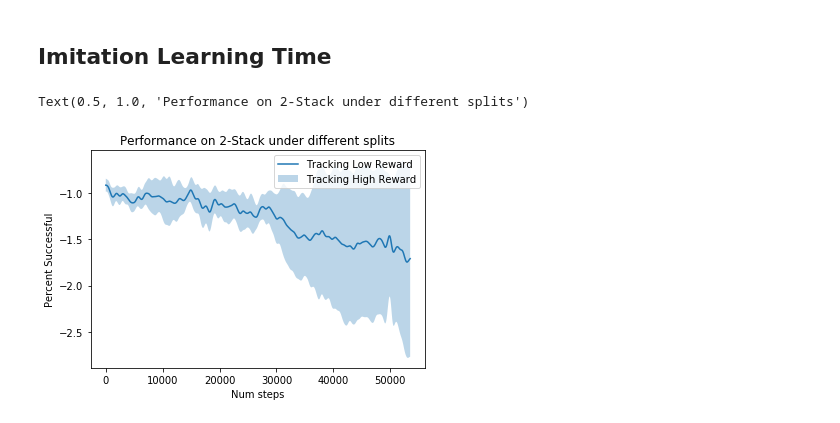
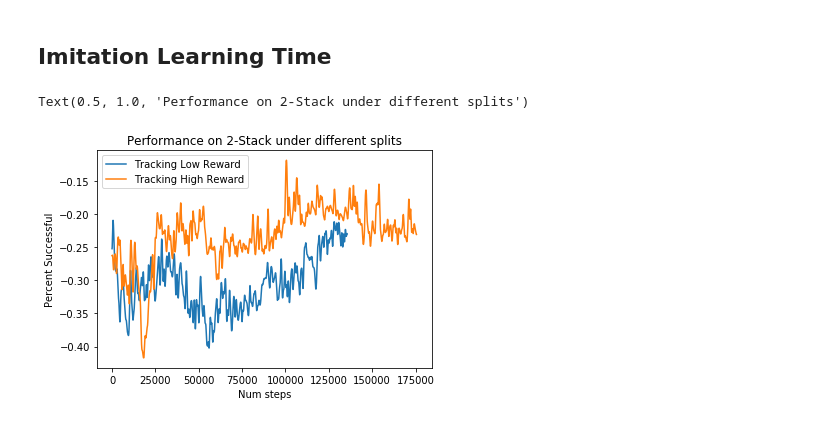
Before and after one commit to neuroailab/CuriousSamplePlanner, a Jupyter notebook: policy_learning/Policy Learning Results.ipynb, the cells around one changed output. Cells and saved outputs as stored; diff of their text form; code cells hidden in the pictures.

```diff
--- a/policy_learning/Policy Learning Results.ipynb
+++ b/policy_learning/Policy Learning Results.ipynb
@@ -6,15 +6,16 @@ import math
 from scipy.ndimage import gaussian_filter
 %matplotlib inline
 # %%
-def get_rewards(exp_name = "", sigma=100):
+def get_rewards(exp_name = "", sigma=100, key = "rewards"):
     filehandler = open("../solution_data/"+str(exp_name)+"/exp_dict.pkl", 'rb')
     exp_dict = pickle.load(filehandler)
-    return gaussian_filter(np.array( exp_dict['rewards']), sigma)
+    return gaussian_filter(np.array( exp_dict[key]), sigma)
 
-def plot_group_rewards(exp_names = [], sigma=300):
+
+def plot_group_rewards(exp_names = [], sigma=300, key="rewards"):
     group_rewards = []
     for exp_name in exp_names:
-        group_rewards.append(get_rewards(exp_name, sigma=sigma))
+        group_rewards.append(get_rewards(exp_name, sigma=sigma, key=key))
 
     min_length = min([len(gr) for gr in group_rewards])
     trimmed_group_rewards = []
@@ -118,17 +119,18 @@ Text(0.5, 1.0, 'Performance on 2-Stack under different splits')
 # %%
 # rewards = plot_group_rewards(["csp_2stack1", "csp_2stack2", "csp_2stack3", "csp_2stack4"])
 # rewards = plot_group_rewards(["single1", "single2", "single3", "single4"])
 # rewards = plot_group_rewards(["2stack_1", "2stack_2", "2stack_3", "2stack_4"])
 # rewards = plot_group_rewards(["standard1", "standard2", "standard3", "standard4"])
 # rewards = plot_group_rewards(["subsample","subsample2","subsample3","subsample4"])
 # rewards = plot_group_rewards(["pubsample","pubsample2","pubsample3","pubsample4"])
-rewards = plot_group_rewards(["old1", "old2", "old3", "old4"])
+rewards = plot_group_rewards(["pp1", "pp2", "pp3", "pp4"])
+rewards = plot_group_rewards(["ppp1", "ppp2", "ppp3", "ppp4"])
 
 
 plt.xlabel("Num steps")
 plt.ylabel("Percent Successful")
 plt.legend(["Tracking Low Reward", "Tracking High Reward"])
 plt.title("Performance on 2-Stack under different splits")
 # %% [output]
 Text(0.5, 1.0, 'Performance on 2-Stack under different splits')
-[figure, old version]
+[figure, new version]
```
Also changed, not shown: parts of 3 cells of this notebook, 4 other files.
